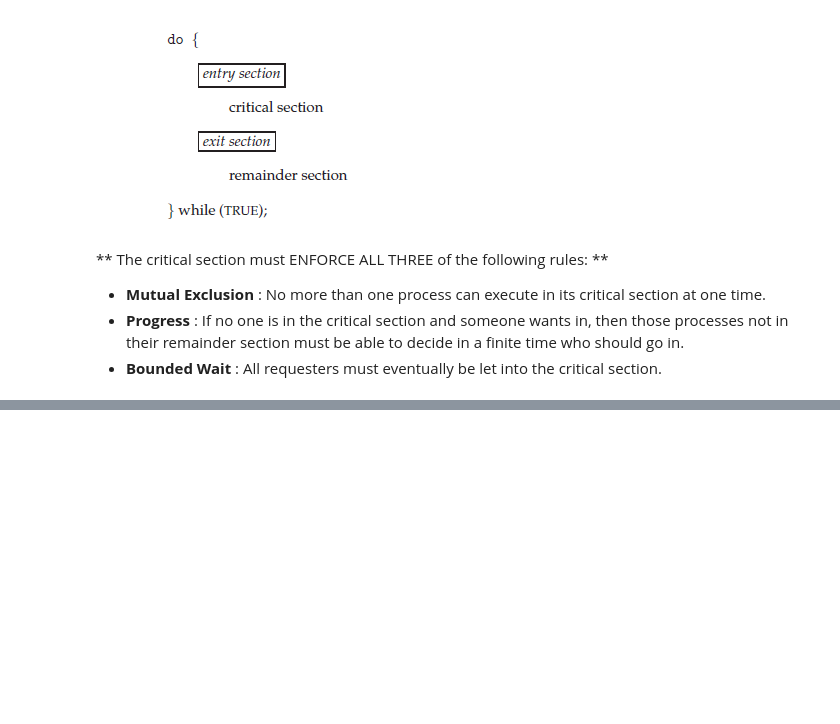
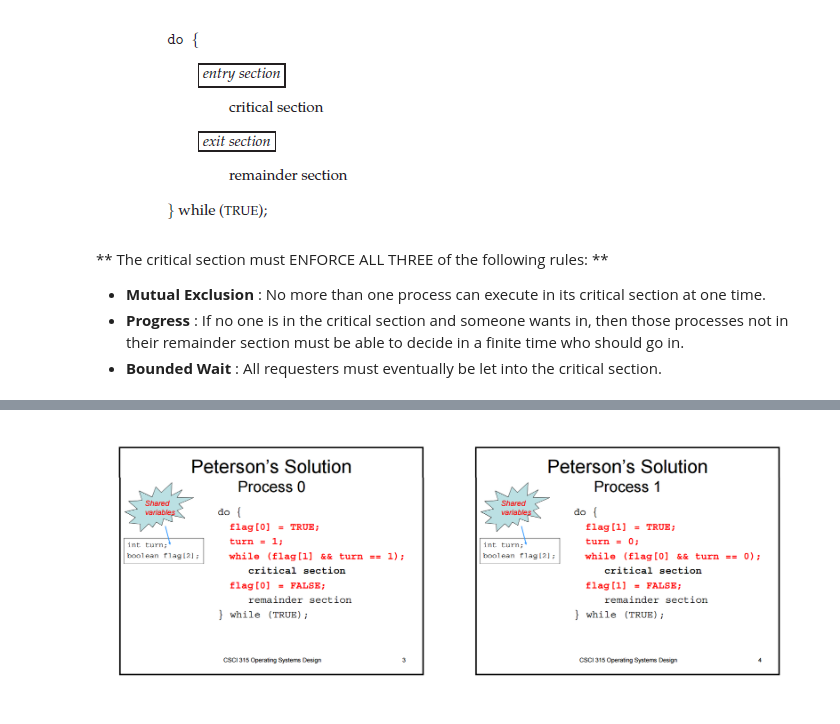
Before and after one commit to Mystery-College-of-The-Adapts/cursus, a Jupyter notebook: Applied-Operating-Systems-Fall2016/ch06-Process Synchronization.ipynb, the cells around one changed output, grey strips where cells are left out. Drawn from its saved outputs; the diff is of its cells as text; code cells hidden in the pictures; blank space fills up the shorter version.

```diff
--- a/Applied-Operating-Systems-Fall2016/ch06-Process Synchronization.ipynb
+++ b/Applied-Operating-Systems-Fall2016/ch06-Process Synchronization.ipynb
@@ -86,0 +98,5 @@ Image("assets/critical.png")
+# %%
+from IPython.display import Image
+Image("assets/peterson1.png")
+# %% [output]
+[figure, added]
```
Also changed, not shown: parts of 3 cells of this notebook, 2 other files.
